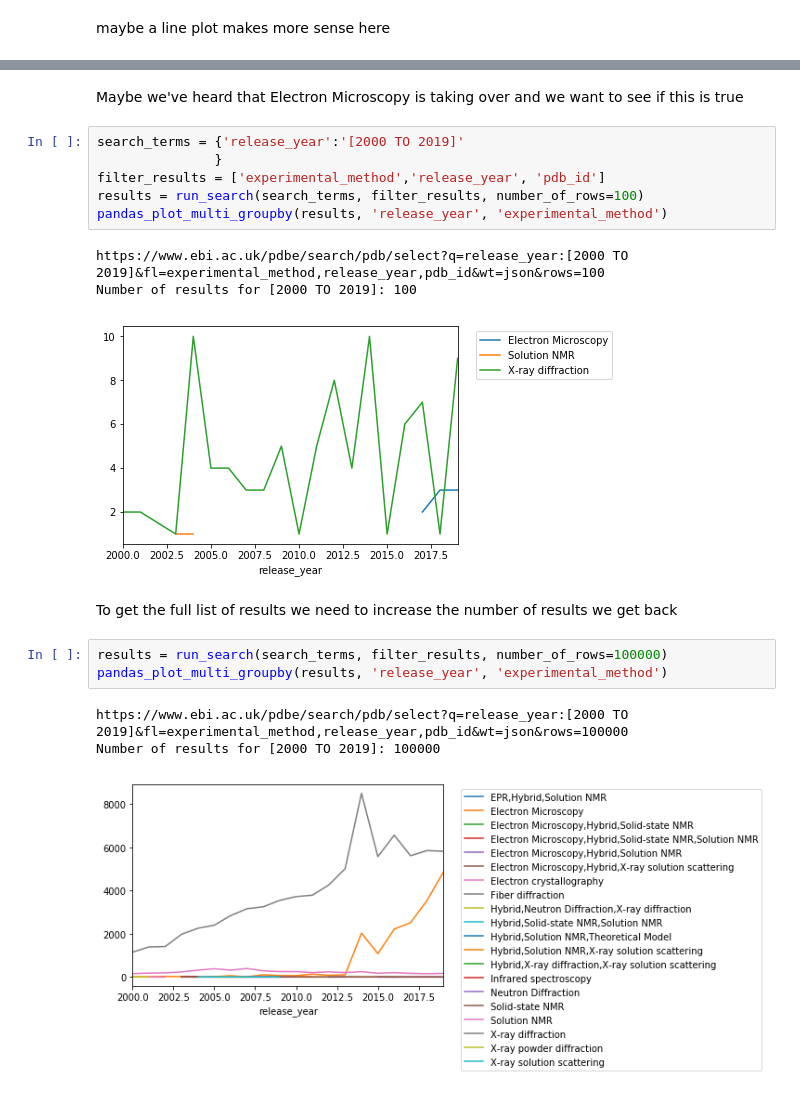
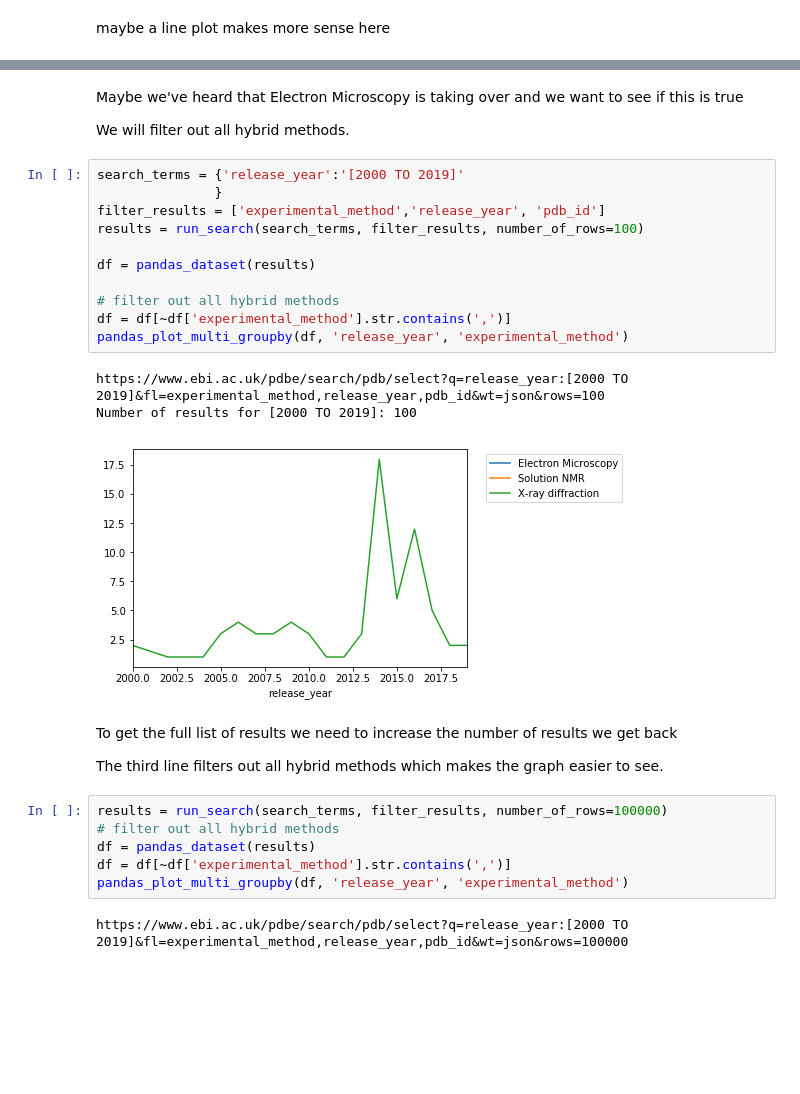
Before and after one commit to PDBeurope/pdbe-api-training, a Jupyter notebook: summer_school_2020/section1 - running a search.ipynb, the cells around one changed output, grey strips where cells are left out. Cells and saved outputs as stored; diff of their text form; blank space fills up the shorter version.

```diff
--- a/summer_school_2020/section1 - running a search.ipynb
+++ b/summer_school_2020/section1 - running a search.ipynb
@@ -284,22 +284,32 @@ pandas_plot(list_of_results=third_results_more_rows,
 [figure]
 # %% [markdown]
 Maybe we've heard that Electron Microscopy is taking over and we want to see if this is true
+
+We will filter out all hybrid methods.
 # %%
 search_terms = {'release_year':'[2000 TO 2019]'
                }
 filter_results = ['experimental_method','release_year', 'pdb_id']
 results = run_search(search_terms, filter_results, number_of_rows=100)
-pandas_plot_multi_groupby(results, 'release_year', 'experimental_method')
+
+df = pandas_dataset(results)
+
+# filter out all hybrid methods
+df = df[~df['experimental_method'].str.contains(',')]
+pandas_plot_multi_groupby(df, 'release_year', 'experimental_method')
 # %% [output]
 https://www.ebi.ac.uk/pdbe/search/pdb/select?q=release_year:[2000 TO 2019]&fl=experimental_method,release_year,pdb_id&wt=json&rows=100
 Number of results for [2000 TO 2019]: 100
-[figure, old version]
+[figure, new version]
 # %% [markdown]
 To get the full list of results we need to increase the number of results we get back
+
+The third line filters out all hybrid methods which makes the graph easier to see.
 # %%
 results = run_search(search_terms, filter_results, number_of_rows=100000)
-pandas_plot_multi_groupby(results, 'release_year', 'experimental_method')
+# filter out all hybrid methods
+df = pandas_dataset(results)
+df = df[~df['experimental_method'].str.contains(',')]
+pandas_plot_multi_groupby(df, 'release_year', 'experimental_method')
 # %% [output]
 https://www.ebi.ac.uk/pdbe/search/pdb/select?q=release_year:[2000 TO 2019]&fl=experimental_method,release_year,pdb_id&wt=json&rows=100000
-Number of results for [2000 TO 2019]: 100000
-[figure, removed]
```
Also changed, not shown: parts of 12 cells of this notebook, 2 other files.
